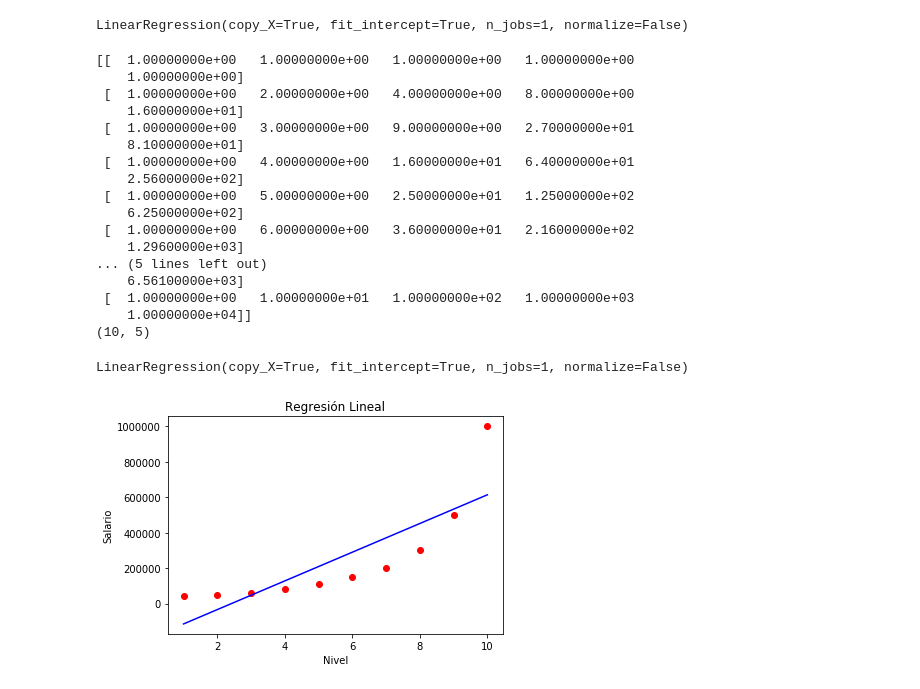
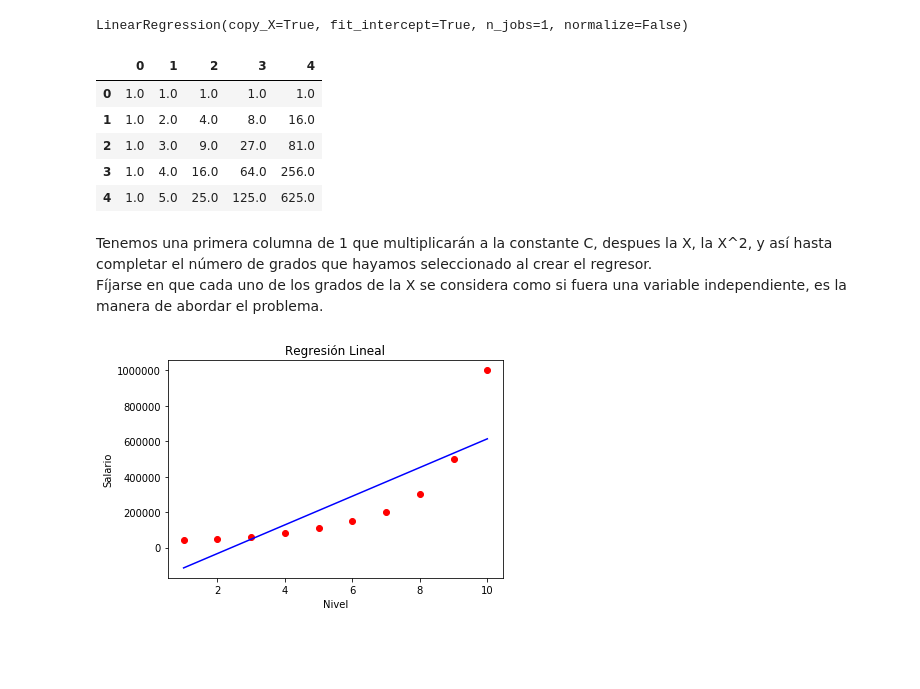
Before and after one commit to PabloRR100/Curso-Machine-Learning-Esp, a Jupyter notebook: 4 - Aprendizaje Supervisado/4.1. Regresión/4.1.2 - Regresión Linear y Polinómica/4.1.1.3 PLS - Python.ipynb, the cells around one changed output. Cells and saved outputs as stored; diff of their text form; code cells hidden in the pictures; blank space fills up the shorter version.

```diff
--- a/4 - Aprendizaje Supervisado/4.1. Regresión/4.1.2 - Regresión Linear y Polinómica/4.1.1.3 PLS - Python.ipynb
+++ b/4 - Aprendizaje Supervisado/4.1. Regresión/4.1.2 - Regresión Linear y Polinómica/4.1.1.3 PLS - Python.ipynb
@@ -49,8 +49,8 @@ print('Vemos como NO tiene una tendencia lineal')
 Vemos como NO tiene una tendencia lineal
 # %%
 # 3. Crear variable y respuesta
-X = datos['Nivel'].values.reshape(-1,1)
-y = datos['Salario'].values.reshape(-1,1)
+X = datos['Nivel'].values.reshape(-1,1) # Como X solo tiene 1 tenemos que 'reshape' para asegurar que siga siendo una matrix (array) y no un vector (-1,)
+y = datos['Salario'].values
 # %%
 # 4. Separar en Entranamiento y Validación
 '''
@@ -96,37 +96,26 @@ LinearRegression(copy_X=True, fit_intercept=True, n_jobs=1, normalize=False)
 # %%
 # 7. Ajustar el model
 from sklearn.preprocessing import PolynomialFeatures as Polinomio
 
 # 7.1. Tranformación de la variable
 polinomizador = Polinomio(degree=4)
 X_poli = polinomizador.fit_transform(X)
-print(X_poli)
-print(X_poli.shape)
-polinomizador.fit(X_poli, y)
 
 # 7.2. Regresión lineal con el resultado la tranformación previa
 from sklearn.linear_model import LinearRegression as LR
 regresor_polinomico = LR()
 regresor_polinomico.fit(X_poli, y)
+pd.DataFrame(X_poli).head()
 # %% [output]
-[[  1.00000000e+00   1.00000000e+00   1.00000000e+00   1.00000000e+00
-    1.00000000e+00]
- [  1.00000000e+00   2.00000000e+00   4.00000000e+00   8.00000000e+00
-    1.60000000e+01]
- [  1.00000000e+00   3.00000000e+00   9.00000000e+00   2.70000000e+01
-    8.10000000e+01]
- [  1.00000000e+00   4.00000000e+00   1.60000000e+01   6.40000000e+01
-    2.56000000e+02]
- [  1.00000000e+00   5.00000000e+00   2.50000000e+01   1.25000000e+02
-    6.25000000e+02]
- [  1.00000000e+00   6.00000000e+00   3.60000000e+01   2.16000000e+02
-    1.29600000e+03]
-... (5 lines left out)
-    6.56100000e+03]
- [  1.00000000e+00   1.00000000e+01   1.00000000e+02   1.00000000e+03
-    1.00000000e+04]]
-(10, 5)
-LinearRegression(copy_X=True, fit_intercept=True, n_jobs=1, normalize=False)
+|  | 0 | 1 | 2 | 3 | 4 |
+| 0 | 1.0 | 1.0 | 1.0 | 1.0 | 1.0 |
+| 1 | 1.0 | 2.0 | 4.0 | 8.0 | 16.0 |
+| 2 | 1.0 | 3.0 | 9.0 | 27.0 | 81.0 |
+| 3 | 1.0 | 4.0 | 16.0 | 64.0 | 256.0 |
+| 4 | 1.0 | 5.0 | 25.0 | 125.0 | 625.0 |
+# %% [markdown]
+Tenemos una primera columna de 1 que multiplicarán a la constante C, despues la X, la X^2, y así hasta completar el número de grados que hayamos seleccionado al crear el regresor.
+Fíjarse en que cada uno de los grados de la X se considera como si fuera una variable independiente, es la manera de abordar el problema.
 # %%
 # 8. Hacer las predicciones (predicciones -> y_pred)
 '''
```
Also changed, not shown: parts of 1 cell of this notebook.
